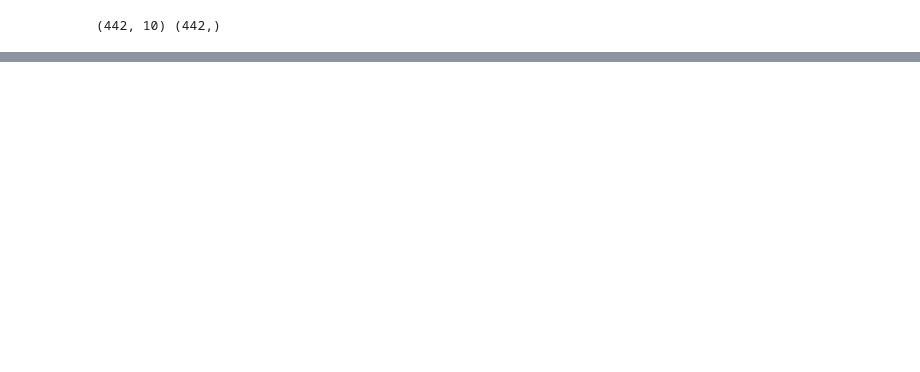
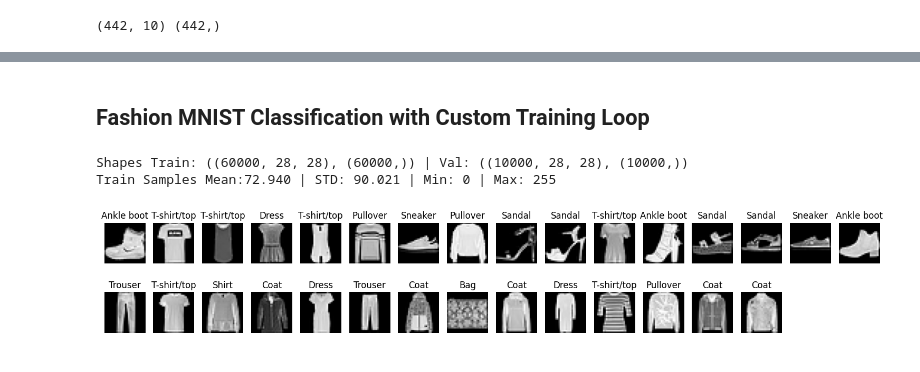
Before and after one commit to Hoom4n/EDU-Notebooks, a Jupyter notebook: Custom Training Loops.ipynb, the cells around one changed output, grey strips where cells are left out. Drawn from its saved outputs; the diff is of its cells as text; code cells hidden in the pictures; blank space fills up the shorter version.

```diff
--- a/Custom Training Loops.ipynb
+++ b/Custom Training Loops.ipynb
@@ -188,0 +189,14 @@ epoch 25| loss: 5946.393635998601 | metric: 69.31188495342548
+# %% [markdown]
+## Fashion MNIST Classification with Custom Training Loop
+# %%
+(X_train, y_train), (X_val, y_val) = tf.keras.datasets.fashion_mnist.load_data()
+class_names = ["T-shirt/top", "Trouser", "Pullover", "Dress", "Coat","Sandal", "Shirt", "Sneaker", "Bag", "Ankle boot"]
+
+y_train = y_train.astype("int32")
+y_val = y_val.astype("int32")
+
+print(f"Shapes Train: {X_train.shape, y_train.shape} | Val: {X_val.shape, y_val.shape}")
+print(f"Train Samples Mean:{X_train.mean():.3f} | STD: {X_train.std():.3f} | Min: {X_train.min()} | Max: {X_train.max()}")
+# %% [output]
+Shapes Train: ((60000, 28, 28), (60000,)) | Val: ((10000, 28, 28), (10000,))
+Train Samples Mean:72.940 | STD: 90.021 | Min: 0 | Max: 255
@@ -188,0 +210,18 @@ epoch 25| loss: 5946.393635998601 | metric: 69.31188495342548
+# %%
+def batch_image_viewer(images,class_ids, n_cols=16):
+    num_image = len(images)
+    n_rows = num_image // n_cols
+    fig , ax = plt.subplots(n_rows + 1, n_cols, figsize=(15, n_rows*3))
+    ax = ax.flatten()
+    for i in range(num_image):
+        ax[i].imshow(images[i], cmap="gray")
+        ax[i].axis(False)
+        ax[i].set_title(class_names[class_ids[i]])
+    for j in range(num_image,len(ax)):
+        ax[j].axis(False)
+    plt.tight_layout()
+    plt.show()
+
+batch_image_viewer(X_train[:30],y_train[:30])
+# %% [output]
+[figure, added]
```
Also changed, not shown: parts of 8 cells of this notebook.
